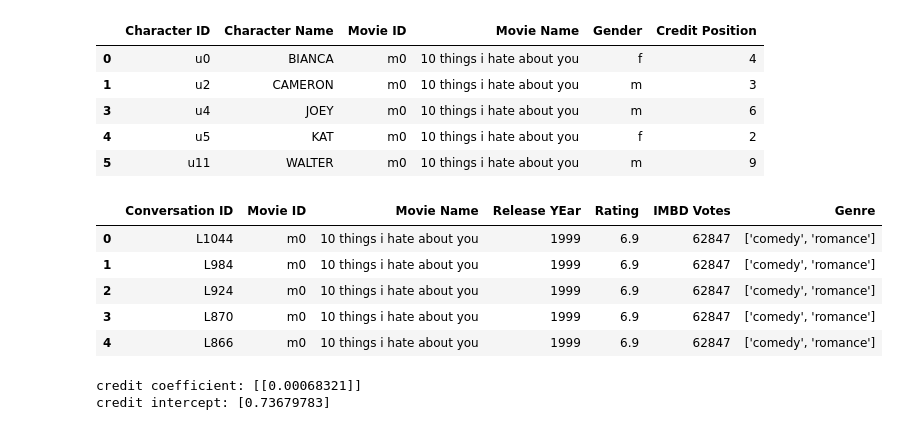
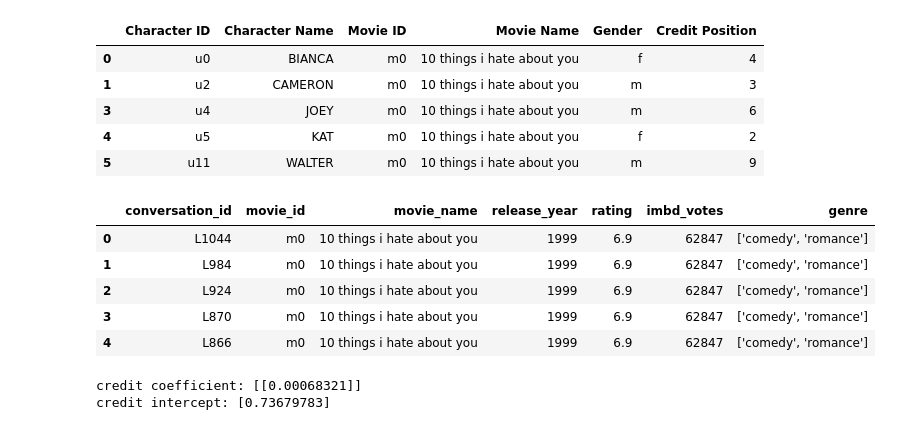
Before and after one commit to jhr254/info2950_gp1, a Jupyter notebook: Data Cleansing.ipynb, the cells around one changed output. Drawn from its saved outputs; the diff is of its cells as text; code cells hidden in the pictures.

```diff
--- a/movie-corpus/Data Cleansing.ipynb
+++ b/Data Cleansing.ipynb
@@ -50,7 +56,7 @@ speakers_df_cleaned.dropna()
 | 9023 | u9020 | INGA | m615 | young frankenstein | f | 5 |
 2679 rows × 6 columns
 # %%
-conversations_df = pd.read_csv("conversations.csv")
+conversations_df = pd.read_csv("movie-corpus/conversations.csv")
 display(conversations_df)
 # %% [output]
 |  | _key | meta/movie_idx | meta/movie_name | meta/release_year | meta/rating | meta/votes | meta/genre |
@@ -122,17 +128,17 @@ speakers_df_cleaned.head()
 | 5 | u11 | WALTER | m0 | 10 things i hate about you | m | 9 |
 # %%
 conversations_df = conversations_df.rename(columns={
-    '_key':'Conversation ID',
-    'meta/movie_idx':'Movie ID',
-    'meta/movie_name':'Movie Name',
-    'meta/release_year':'Release Year',
-    'meta/rating':'Rating',
-    'meta/votes':'IMBD Votes',
-    'meta/genre':'Genre'
+    '_key':'conversation_id',
+    'meta/movie_idx':'movie_id',
+    'meta/movie_name':'movie_name',
+    'meta/release_year':'release_year',
+    'meta/rating':'rating',
+    'meta/votes':'imbd_votes',
+    'meta/genre':'genre'
 })
 conversations_df.head()
 # %% [output]
-|  | Conversation ID | Movie ID | Movie Name | Release YEar | Rating | IMBD Votes | Genre |
+|  | conversation_id | movie_id | movie_name | release_year | rating | imbd_votes | genre |
 | 0 | L1044 | m0 | 10 things i hate about you | 1999 | 6.9 | 62847 | ['comedy', 'romance'] |
 | 1 | L984 | m0 | 10 things i hate about you | 1999 | 6.9 | 62847 | ['comedy', 'romance'] |
 | 2 | L924 | m0 | 10 things i hate about you | 1999 | 6.9 | 62847 | ['comedy', 'romance'] |
```
Also changed, not shown: parts of 16 cells of this notebook, 2 other files.
